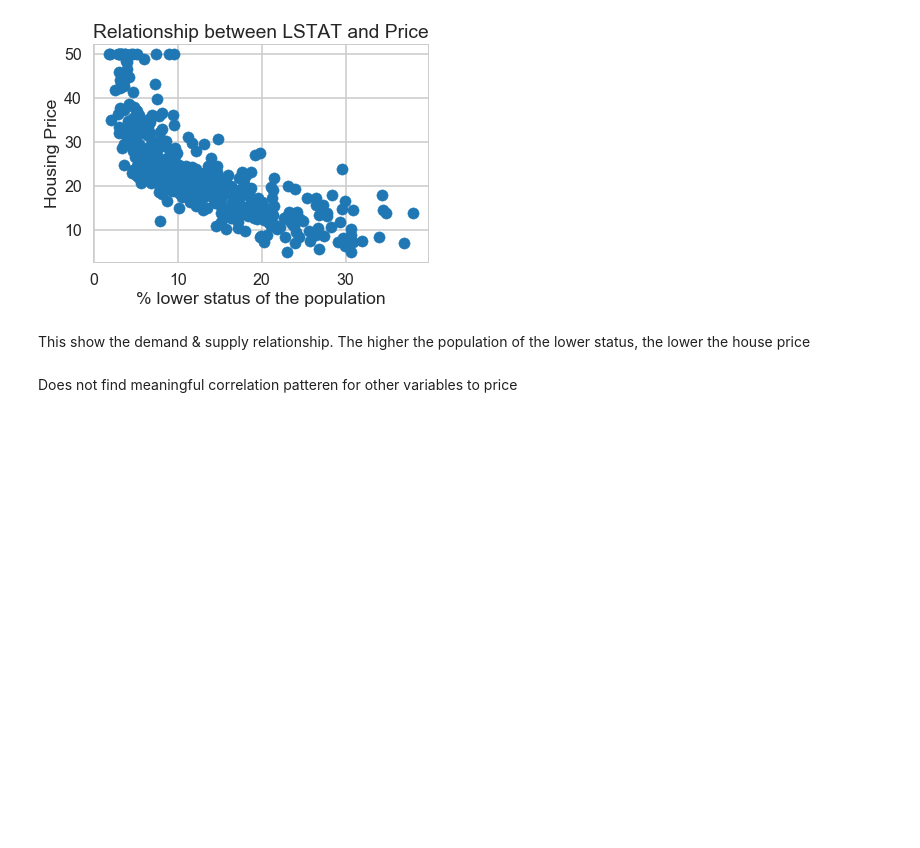
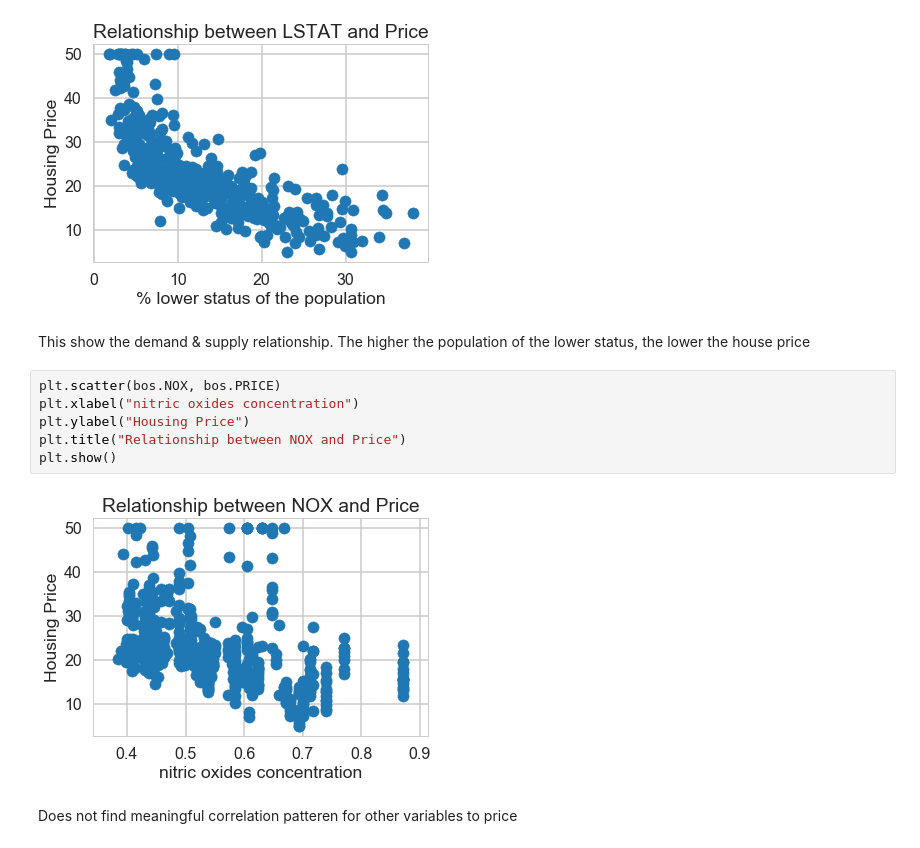
Before and after one commit to sittingman/springboardproj, a Jupyter notebook: linear_regression/Mini_Project_Linear_Regression.ipynb, the cells around one changed output. Cells and saved outputs as stored; diff of their text form; blank space fills up the shorter version.

```diff
--- a/linear_regression/Mini_Project_Linear_Regression.ipynb
+++ b/linear_regression/Mini_Project_Linear_Regression.ipynb
@@ -311,6 +311,14 @@ Text(0.5,1,'Relationship between LSTAT and Price')
 [figure]
 # %% [markdown]
 This show the demand & supply relationship. The higher the population of the lower status, the lower the house price
+# %%
+plt.scatter(bos.NOX, bos.PRICE)
+plt.xlabel("nitric oxides concentration")
+plt.ylabel("Housing Price")
+plt.title("Relationship between NOX and Price")
+plt.show()
+# %% [output]
+[figure, added]
 # %% [markdown]
 Does not find meaningful correlation patteren for other variables to price
 # %% [markdown]
```
Also changed, not shown: parts of 32 cells of this notebook.
